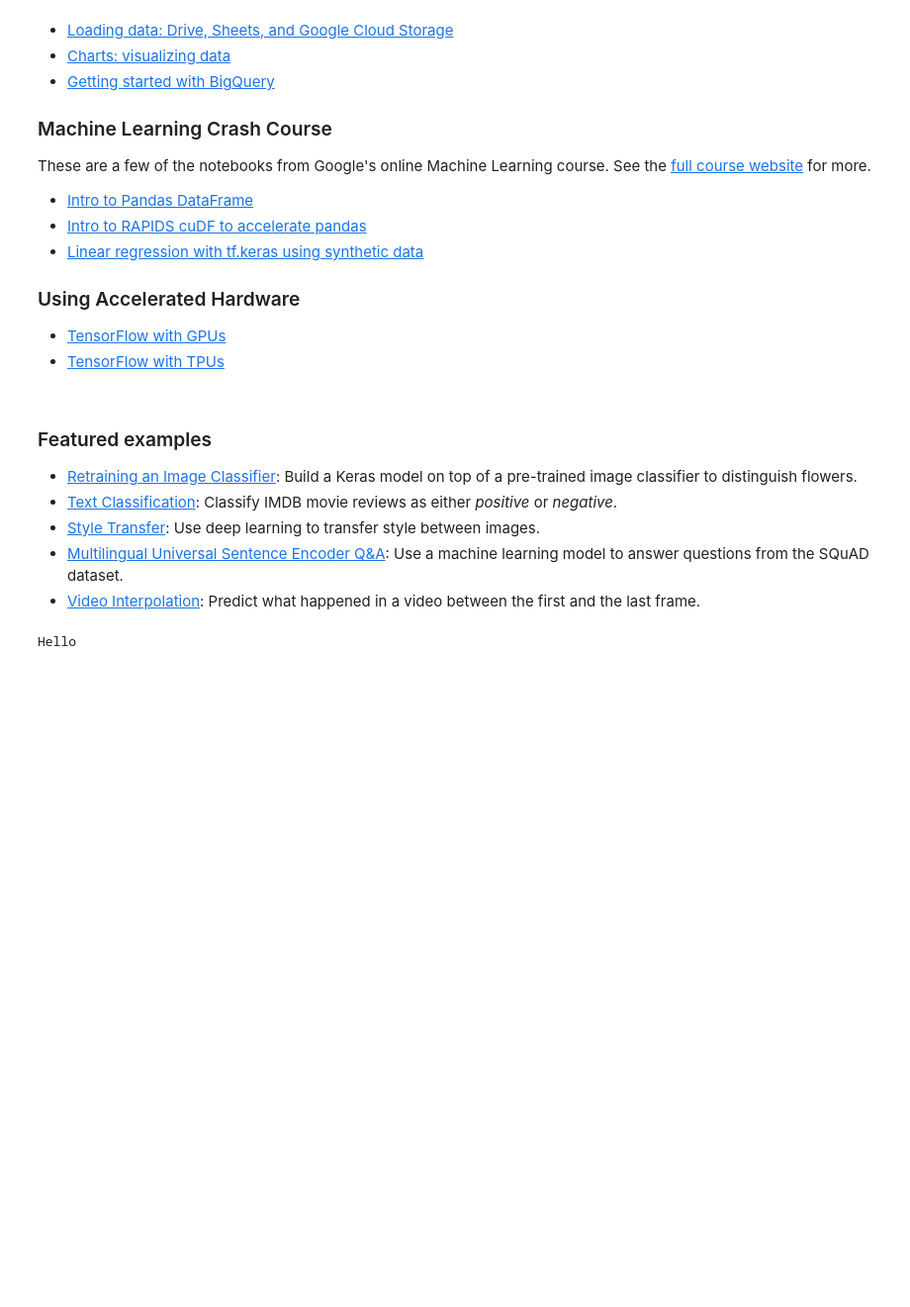
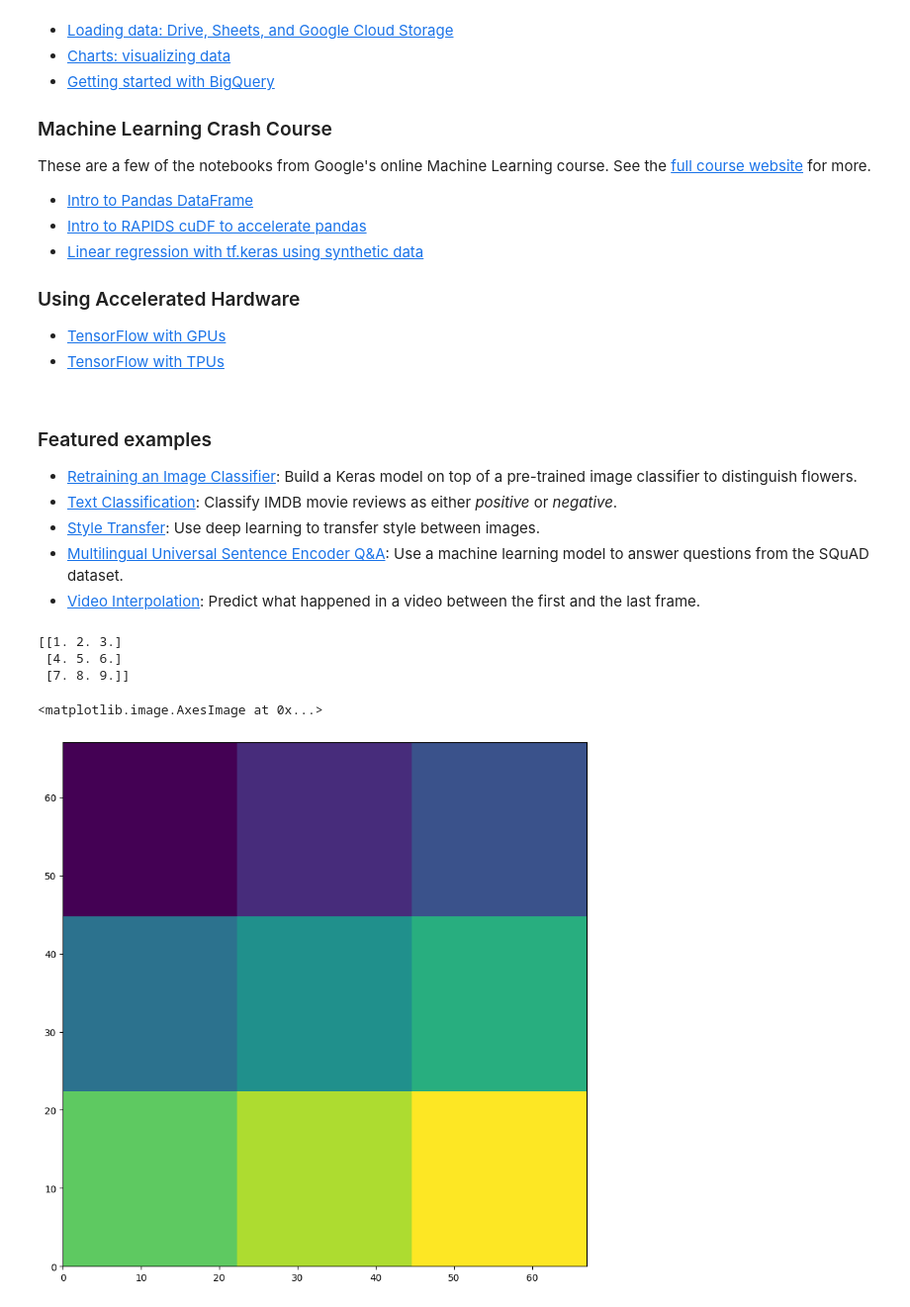
Before and after one commit to civier/show_connectome, a Jupyter notebook: show_connectome.ipynb, the cells around one changed output. Shown at 99% size. Cells and saved outputs as stored; diff of their text form; code cells hidden in the pictures; blank space fills up the shorter version.

```diff
--- a/show_connectome.ipynb
+++ b/show_connectome.ipynb
@@ -184,13 +184,3 @@ These are a few of the notebooks from Google's online Machine Learning course. S
 - [Style Transfer](https://tensorflow.org/hub/tutorials/tf2_arbitrary_image_stylization): Use deep learning to transfer style between images.
 - [Multilingual Universal Sentence Encoder Q&A](https://tensorflow.org/hub/tutorials/retrieval_with_tf_hub_universal_encoder_qa): Use a machine learning model to answer questions from the SQuAD dataset.
 - [Video Interpolation](https://tensorflow.org/hub/tutorials/tweening_conv3d): Predict what happened in a video between the first and the last frame.
-# %%
-import os
-import numpy as np
-
-file = open("Oren.txt", "r")
-content = file.read()
-print(content)
-file.close()
-# %% [output]
-Hello
@@ -196,0 +192,14 @@ Hello
+# %%
+cnctm = np.loadtxt(open("Oren.txt", "rb"), delimiter=",")
+print(cnctm)
+# %% [output]
+[[1. 2. 3.]
+ [4. 5. 6.]
+ [7. 8. 9.]]
+# %%
+import matplotlib.pyplot as plt
+fig, (ax1) = plt.subplots(nrows=1, figsize=(10,10))
+ax1.imshow(cnctm, extent=[0,67,0,67])
+# %% [output]
+<matplotlib.image.AxesImage at 0x...>
+[figure, added]
```
Also changed, not shown: parts of 1 cell of this notebook.
